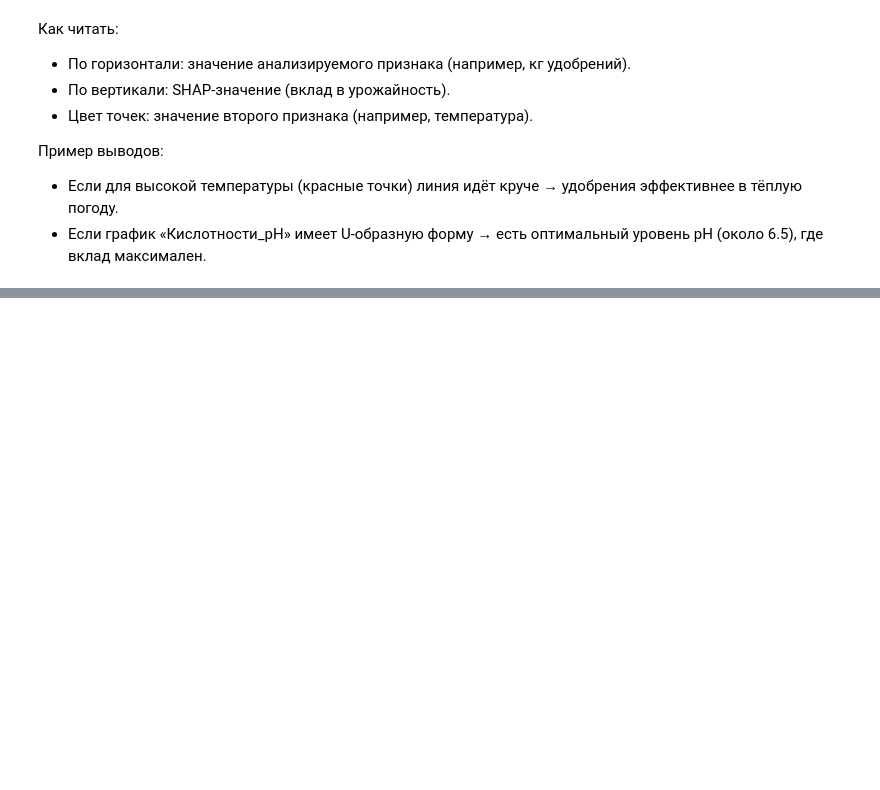
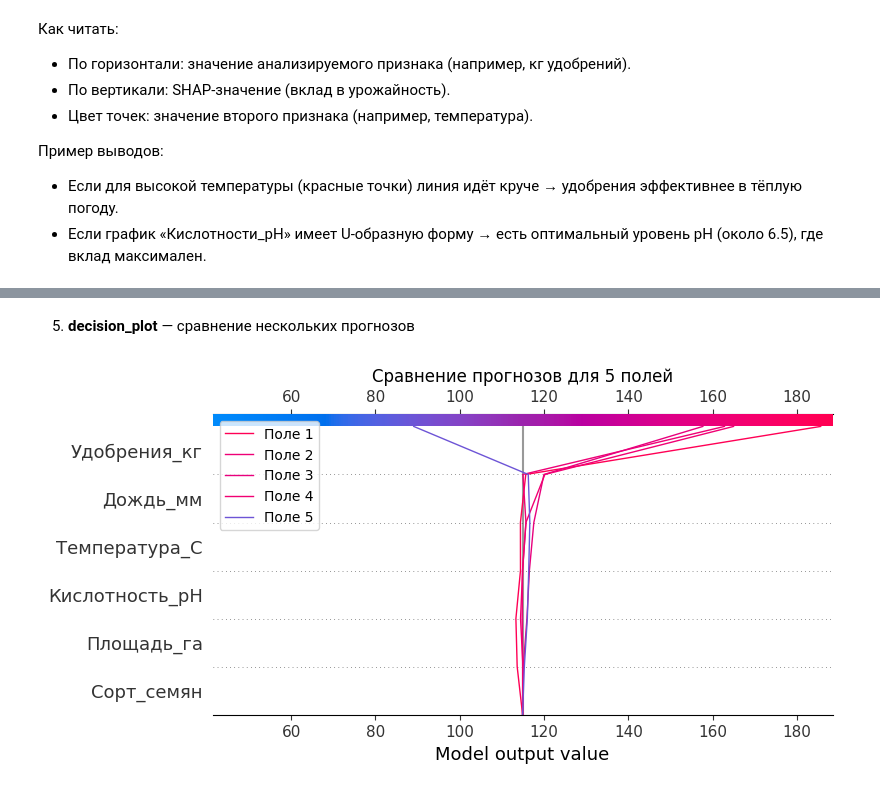
Before and after one commit to Grashch/Kaggle_tasks, a Jupyter notebook: SHAP_Values.ipynb, the cells around one changed output, grey strips where cells are left out. Drawn from its saved outputs; the diff is of its cells as text; code cells hidden in the pictures; blank space fills up the shorter version.

```diff
--- a/SHAP_Values.ipynb
+++ b/SHAP_Values.ipynb
@@ -115,0 +172,16 @@ plt.show()
+# %% [markdown]
+5. **decision_plot** — сравнение нескольких прогнозов
+# %%
+feature_names=X.columns
+shap.decision_plot(
+    expected_value,
+    shap_values[:5],  # прогнозы для первых 5 объектов
+    feature_names,
+    feature_order='importance',  # сортировка по важности
+    link='identity',
+    legend_labels=['Поле 1', 'Поле 2', 'Поле 3', 'Поле 4', 'Поле 5'],
+    title="Сравнение прогнозов для 5 полей"
+)
+plt.show()
+# %% [output]
+[figure, added]
```
Also changed, not shown: parts of 10 cells of this notebook.
